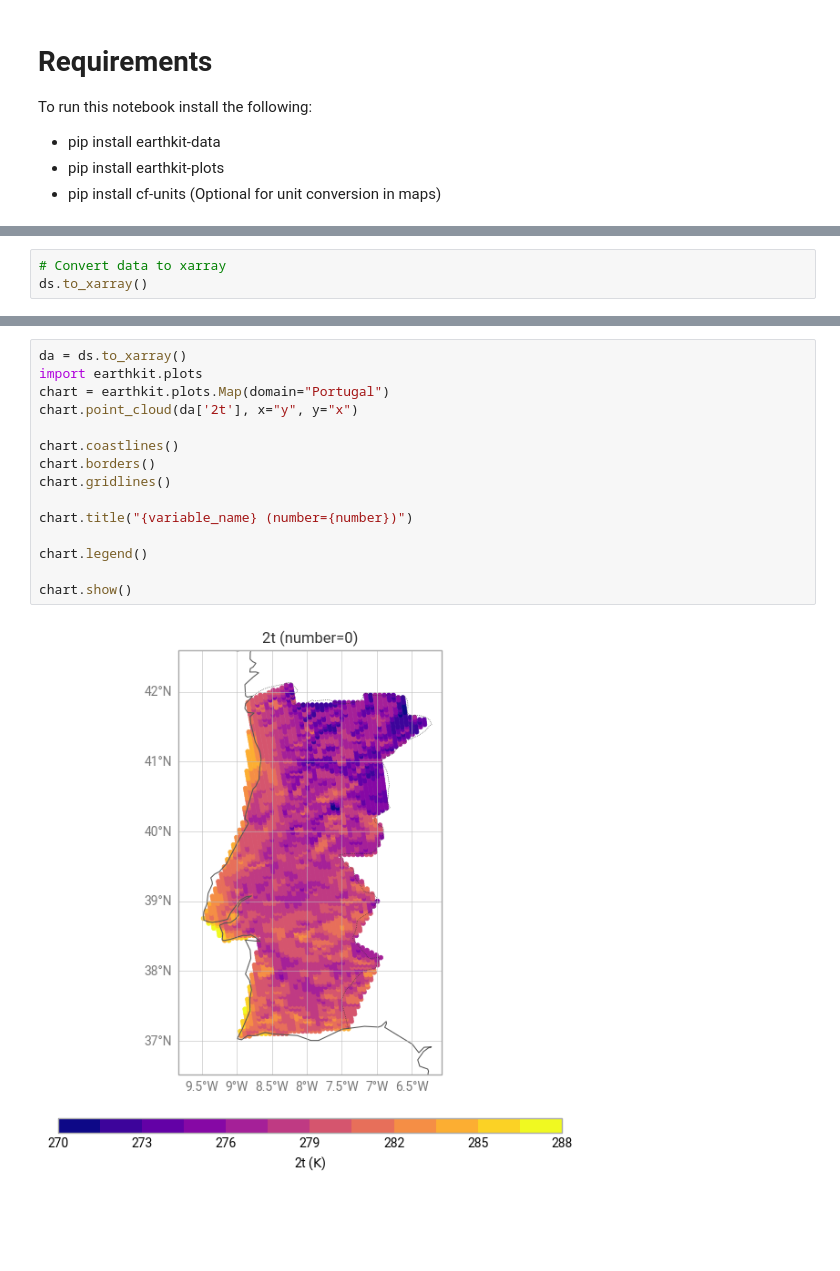
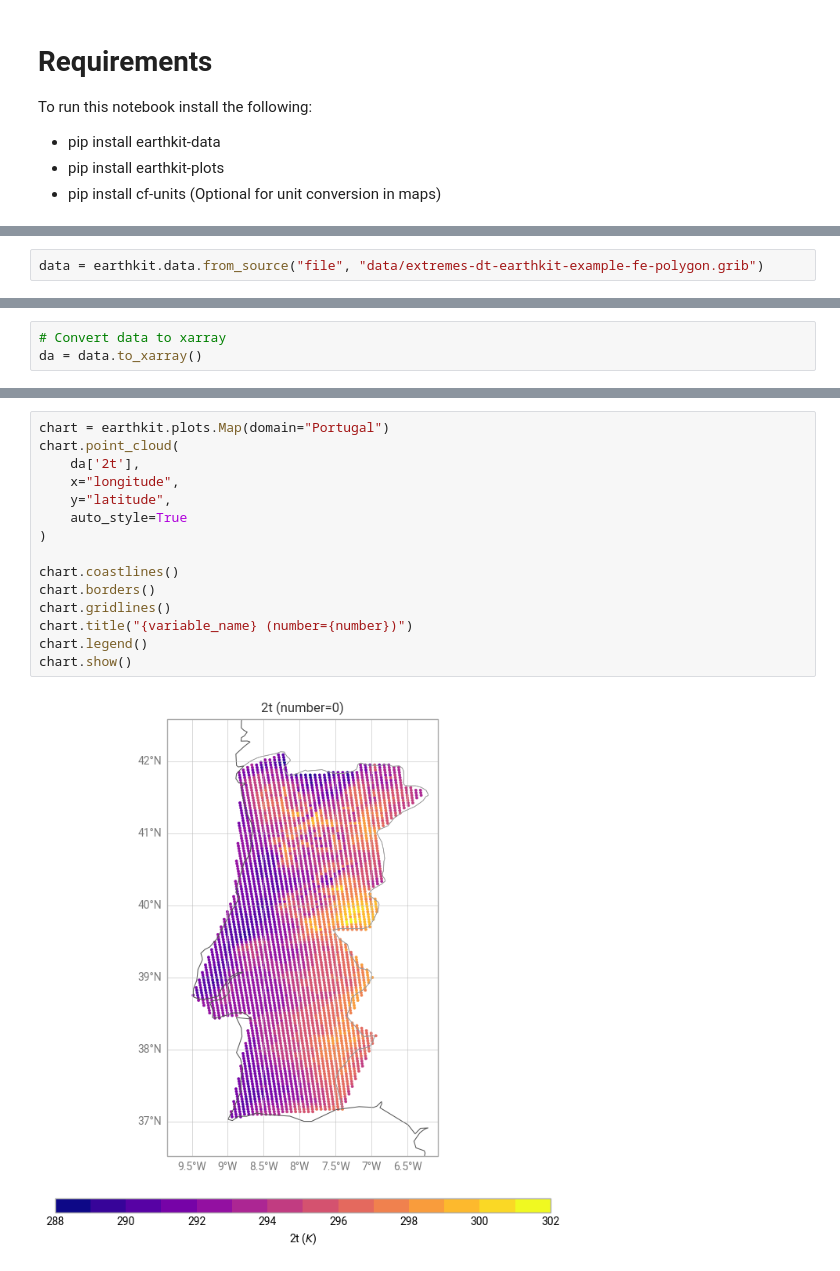
Before and after one commit to destination-earth-digital-twins/polytope-examples, a Jupyter notebook: extremes-dt/extremes-dt-earthkit-example-fe-polygon.ipynb, the cells around one changed output, grey strips where cells are left out. Saved outputs shown, nothing was run; the diff lists cells and outputs as text; blank space fills up the shorter version.

```diff
--- a/extremes-dt/extremes-dt-earthkit-example-fe-polygon.ipynb
+++ b/extremes-dt/extremes-dt-earthkit-example-fe-polygon.ipynb
@@ -50 +74,3 @@ ds = earthkit.data.from_source("polytope", "destination-earth", request, stream=
+# %%
+data = earthkit.data.from_source("file", "data/extremes-dt-earthkit-example-fe-polygon.grib")
 # %%
@@ -52,3 +96,3 @@ ds._json()
 # %%
 # Convert data to xarray
-ds.to_xarray()
+da = data.to_xarray()
@@ -73,17 +99,17 @@ Data variables:
 # %%
-da = ds.to_xarray()
-import earthkit.plots
 chart = earthkit.plots.Map(domain="Portugal")
-chart.point_cloud(da['2t'], x="y", y="x")
+chart.point_cloud(
+    da['2t'],
+    x="longitude",
+    y="latitude",
+    auto_style=True
+)
 
 chart.coastlines()
 chart.borders()
 chart.gridlines()
-
 chart.title("{variable_name} (number={number})")
-
 chart.legend()
-
 chart.show()
 # %% [output]
-[figure, old version]
+[figure, new version]
```
Also changed, not shown: parts of 5 cells of this notebook.
